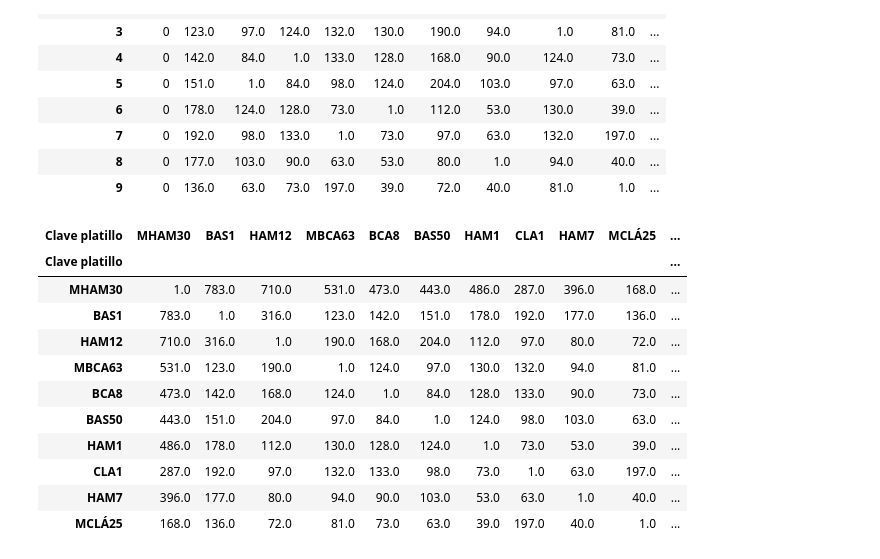
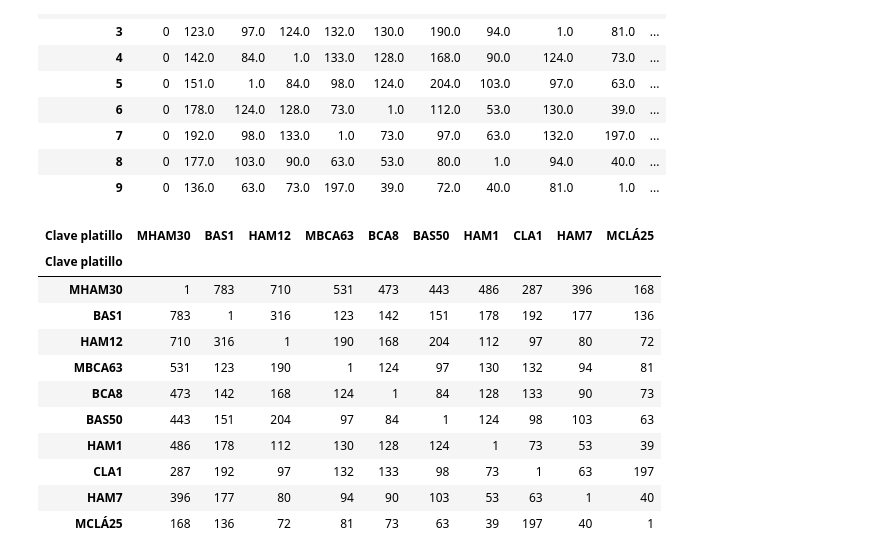
Before and after one commit to Caoimhim/data-analysis-semana-i, a Jupyter notebook: dendro.ipynb, the cells around one changed output. Drawn from its saved outputs; the diff is of its cells as text; code cells hidden in the pictures.

```diff
--- a/dendro.ipynb
+++ b/dendro.ipynb
@@ -89,22 +89,23 @@ datatemp1
 | 9 | 0 | 136.0 | 63.0 | 73.0 | 197.0 | 39.0 | 72.0 | 40.0 | 81.0 | 1.0 | ... |
 # %%
 datatemp1 = datatemp1[['MHAM30', 'BAS1', 'HAM12', 'MBCA63', 'BCA8', 'BAS50', 'HAM1','CLA1', 'HAM7', 'MCLÁ25']]
-datatemp1['Total'] = datatemp1.sum(axis=1).values - 1
-datatemp1.set_index(top_10,inplace =True)
-datatemp1
+datatemp_tot = datatemp1.copy()
+datatemp_tot['Total'] = datatemp_tot.sum(axis=1).values - 1
+datatemp_tot.set_index(top_10,inplace =True)
+datatemp1.style.background_gradient(cmap='Blues')
 # %% [output]
-| Clave platillo | MHAM30 | BAS1 | HAM12 | MBCA63 | BCA8 | BAS50 | HAM1 | CLA1 | HAM7 | MCLÁ25 | ... |
-| Clave platillo |  |  |  |  |  |  |  |  |  |  | ... |
-| MHAM30 | 1.0 | 783.0 | 710.0 | 531.0 | 473.0 | 443.0 | 486.0 | 287.0 | 396.0 | 168.0 | ... |
-| BAS1 | 783.0 | 1.0 | 316.0 | 123.0 | 142.0 | 151.0 | 178.0 | 192.0 | 177.0 | 136.0 | ... |
-| HAM12 | 710.0 | 316.0 | 1.0 | 190.0 | 168.0 | 204.0 | 112.0 | 97.0 | 80.0 | 72.0 | ... |
-| MBCA63 | 531.0 | 123.0 | 190.0 | 1.0 | 124.0 | 97.0 | 130.0 | 132.0 | 94.0 | 81.0 | ... |
-| BCA8 | 473.0 | 142.0 | 168.0 | 124.0 | 1.0 | 84.0 | 128.0 | 133.0 | 90.0 | 73.0 | ... |
-| BAS50 | 443.0 | 151.0 | 204.0 | 97.0 | 84.0 | 1.0 | 124.0 | 98.0 | 103.0 | 63.0 | ... |
-| HAM1 | 486.0 | 178.0 | 112.0 | 130.0 | 128.0 | 124.0 | 1.0 | 73.0 | 53.0 | 39.0 | ... |
-| CLA1 | 287.0 | 192.0 | 97.0 | 132.0 | 133.0 | 98.0 | 73.0 | 1.0 | 63.0 | 197.0 | ... |
-| HAM7 | 396.0 | 177.0 | 80.0 | 94.0 | 90.0 | 103.0 | 53.0 | 63.0 | 1.0 | 40.0 | ... |
-| MCLÁ25 | 168.0 | 136.0 | 72.0 | 81.0 | 73.0 | 63.0 | 39.0 | 197.0 | 40.0 | 1.0 | ... |
+| Clave platillo | MHAM30 | BAS1 | HAM12 | MBCA63 | BCA8 | BAS50 | HAM1 | CLA1 | HAM7 | MCLÁ25 |
+| Clave platillo |  |  |  |  |  |  |  |  |  |  |
+| MHAM30 | 1 | 783 | 710 | 531 | 473 | 443 | 486 | 287 | 396 | 168 |
+| BAS1 | 783 | 1 | 316 | 123 | 142 | 151 | 178 | 192 | 177 | 136 |
+| HAM12 | 710 | 316 | 1 | 190 | 168 | 204 | 112 | 97 | 80 | 72 |
+| MBCA63 | 531 | 123 | 190 | 1 | 124 | 97 | 130 | 132 | 94 | 81 |
+| BCA8 | 473 | 142 | 168 | 124 | 1 | 84 | 128 | 133 | 90 | 73 |
+| BAS50 | 443 | 151 | 204 | 97 | 84 | 1 | 124 | 98 | 103 | 63 |
+| HAM1 | 486 | 178 | 112 | 130 | 128 | 124 | 1 | 73 | 53 | 39 |
+| CLA1 | 287 | 192 | 97 | 132 | 133 | 98 | 73 | 1 | 63 | 197 |
+| HAM7 | 396 | 177 | 80 | 94 | 90 | 103 | 53 | 63 | 1 | 40 |
+| MCLÁ25 | 168 | 136 | 72 | 81 | 73 | 63 | 39 | 197 | 40 | 1 |
 # %%
 fig = ff.create_dendrogram(datatemp1, orientation='left')
 fig.show()
```
Also changed, not shown: parts of 1 cell of this notebook.
